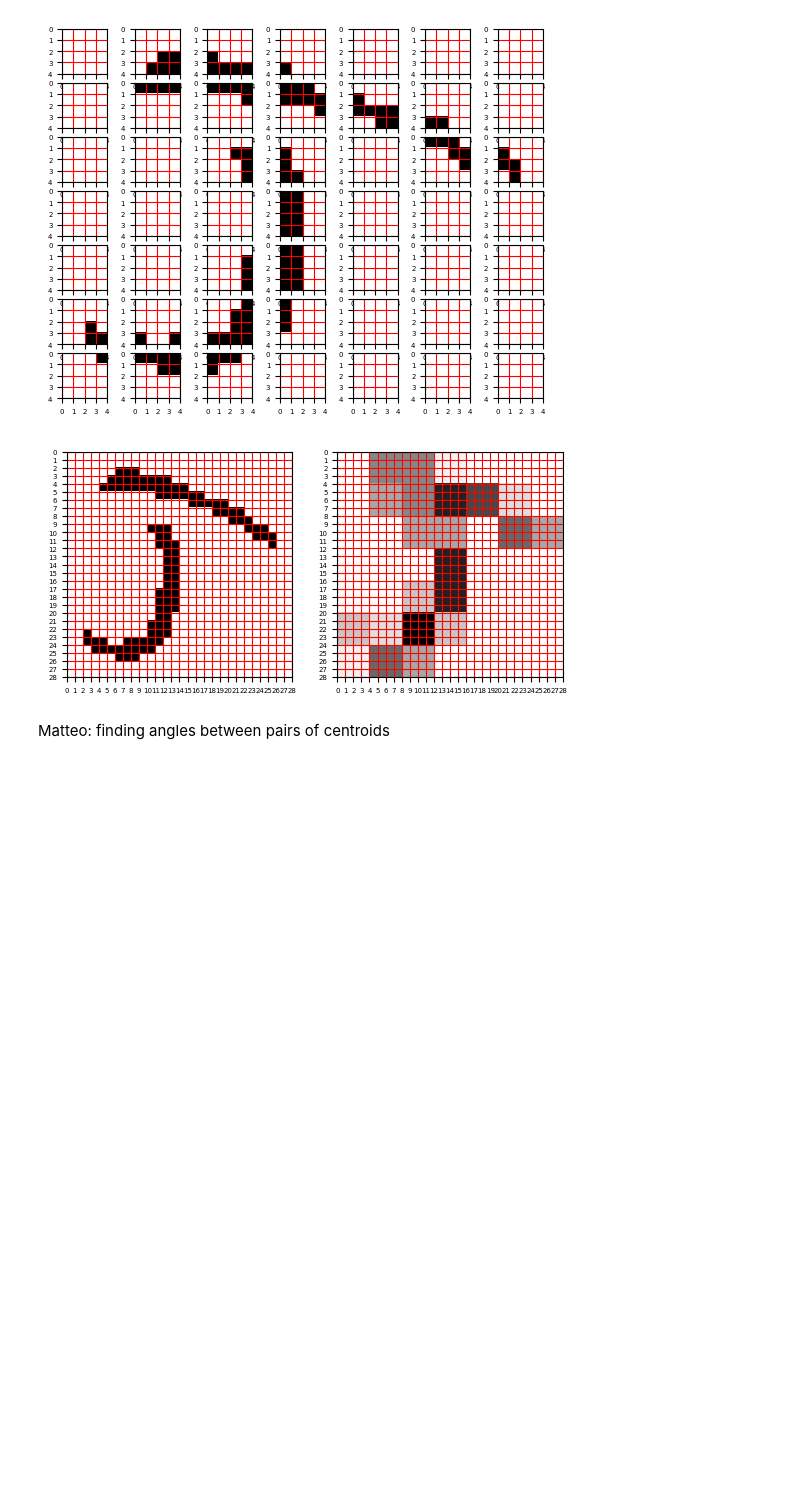
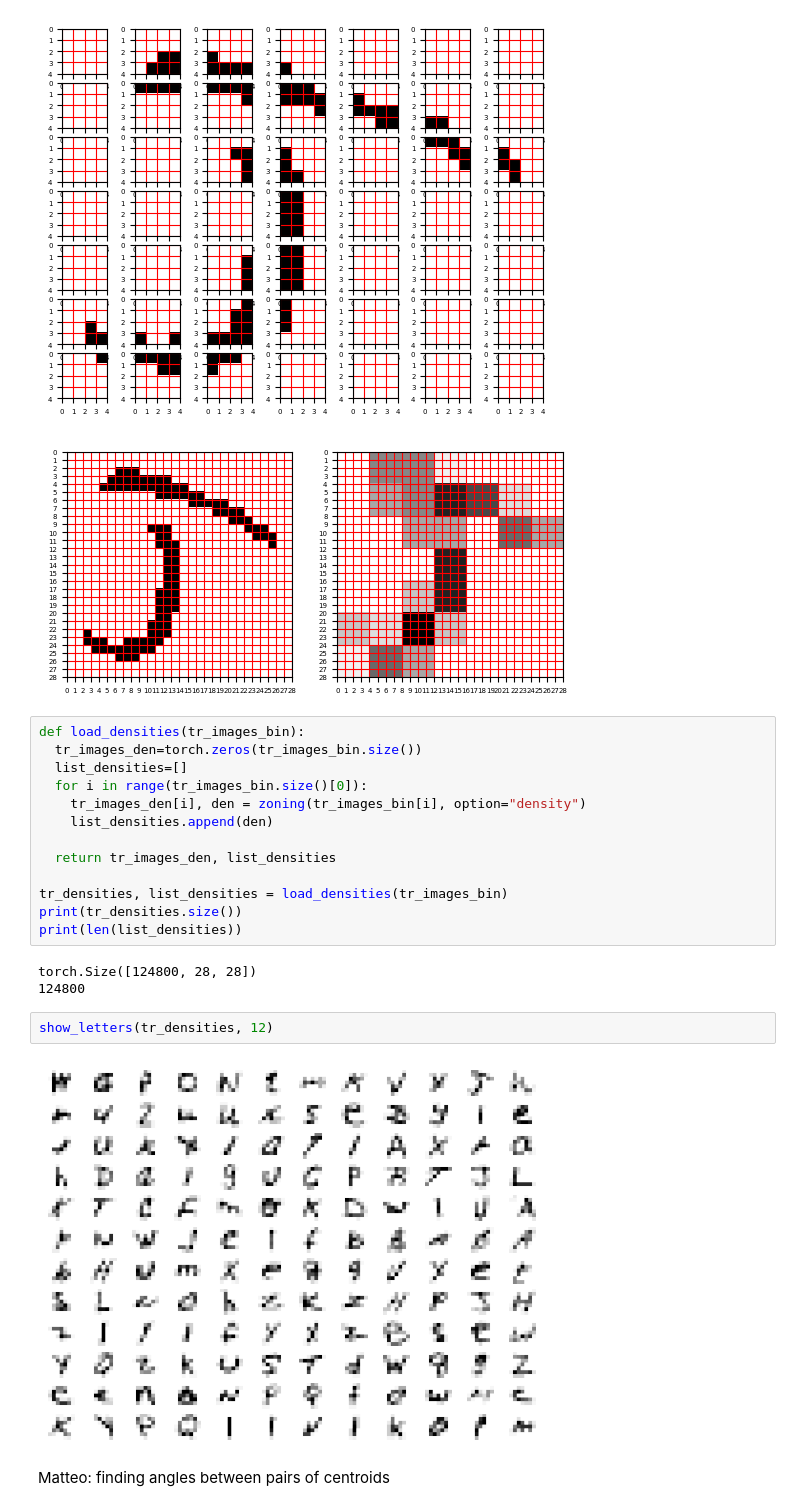
Before and after one commit to matteoturnu/ai-project, a Jupyter notebook: AI_project.ipynb, the cells around one changed output. Saved outputs shown, nothing was run; the diff lists cells and outputs as text; blank space fills up the shorter version.

```diff
--- a/AI_project.ipynb
+++ b/AI_project.ipynb
@@ -284,6 +288,26 @@ show_single_letter(density_img)
 # %% [output]
 [figure]
 [figure]
+# %%
+def load_densities(tr_images_bin):
+  tr_images_den=torch.zeros(tr_images_bin.size())
+  list_densities=[]
+  for i in range(tr_images_bin.size()[0]):
+    tr_images_den[i], den = zoning(tr_images_bin[i], option="density")
+    list_densities.append(den)
+
+  return tr_images_den, list_densities
+
+tr_densities, list_densities = load_densities(tr_images_bin)
+print(tr_densities.size())
+print(len(list_densities))
+# %% [output]
+torch.Size([124800, 28, 28])
+124800
+# %%
+show_letters(tr_densities, 12)
+# %% [output]
+[figure, added]
 # %% [markdown]
 Matteo: finding angles between pairs of centroids
 # %%
```
Also changed, not shown: parts of 2 cells of this notebook.
